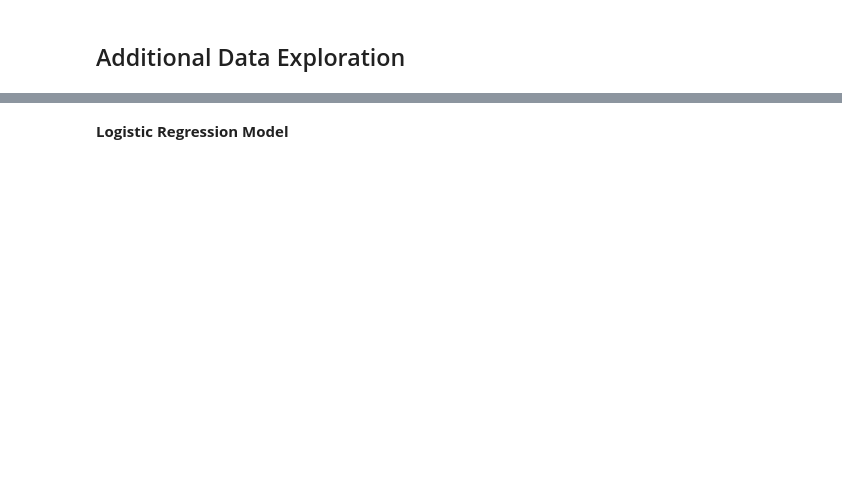
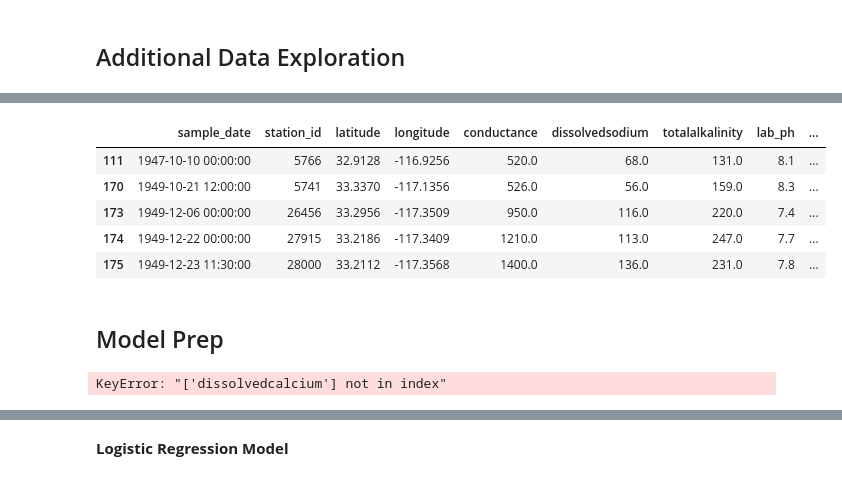
Before and after one commit to vickyvanderwagt/Identifying-Optimal-Location-for-San-Diego-Water-Treatment-Plant, a Jupyter notebook: ADS508-Updated Code.ipynb, the cells around one changed output, grey strips where cells are left out. Cells and saved outputs as stored; diff of their text form; code cells hidden in the pictures; blank space fills up the shorter version.

```diff
--- a/ADS508-Updated Code.ipynb
+++ b/ADS508-Updated Code.ipynb
@@ -1563,13 +1637,26 @@ plt.show()
+# %%
+merged_df_filtered.head()
+# %% [output]
+|  | sample_date | station_id | latitude | longitude | conductance | dissolvedsodium | totalalkalinity | lab_ph | ... |
+| 111 | 1947-10-10 00:00:00 | 5766 | 32.9128 | -116.9256 | 520.0 | 68.0 | 131.0 | 8.1 | ... |
+| 170 | 1949-10-21 12:00:00 | 5741 | 33.3370 | -117.1356 | 526.0 | 56.0 | 159.0 | 8.3 | ... |
+| 173 | 1949-12-06 00:00:00 | 26456 | 33.2956 | -117.3509 | 950.0 | 116.0 | 220.0 | 7.4 | ... |
+| 174 | 1949-12-22 00:00:00 | 27915 | 33.2186 | -117.3409 | 1210.0 | 113.0 | 247.0 | 7.7 | ... |
+| 175 | 1949-12-23 11:30:00 | 28000 | 33.2112 | -117.3568 | 1400.0 | 136.0 | 231.0 | 7.8 | ... |
+# %% [markdown]
+## Model Prep
 # %%
 # Extract features and target variable
-#X = merged_data[['latitude', 'longitude']]
-#y = merged_data[['result1', 'result2', 'result']]  # Adjust column names as needed
+X = merged_df_filtered[['conductance', 'dissolvedcalcium','dissolvedsodium']]
+y = merged_df_filtered[['totalalkalinity']]  # Adjust column names as needed
 
 # Split the data into training, validation, and test sets
-#X_train, X_temp, y_train, y_temp = train_test_split(X, y, test_size=0.2, random_state=42)
-#X_val, X_test, y_val, y_test = train_test_split(X_temp, y_temp, test_size=0.5, random_state=42)
+X_train, X_temp, y_train, y_temp = train_test_split(X, y, test_size=0.2, random_state=42)
+X_val, X_test, y_val, y_test = train_test_split(X_temp, y_temp, test_size=0.5, random_state=42)
 
 # Reshape y into a 1D array
 #y_train_1d = y_train.values.ravel()
 #y_val_1d = y_val.values.ravel()
 #y_test_1d = y_test.values.ravel()
+# %% [output]
+KeyError: "['dissolvedcalcium'] not in index"
```
Also changed, not shown: parts of 18 cells of this notebook.
